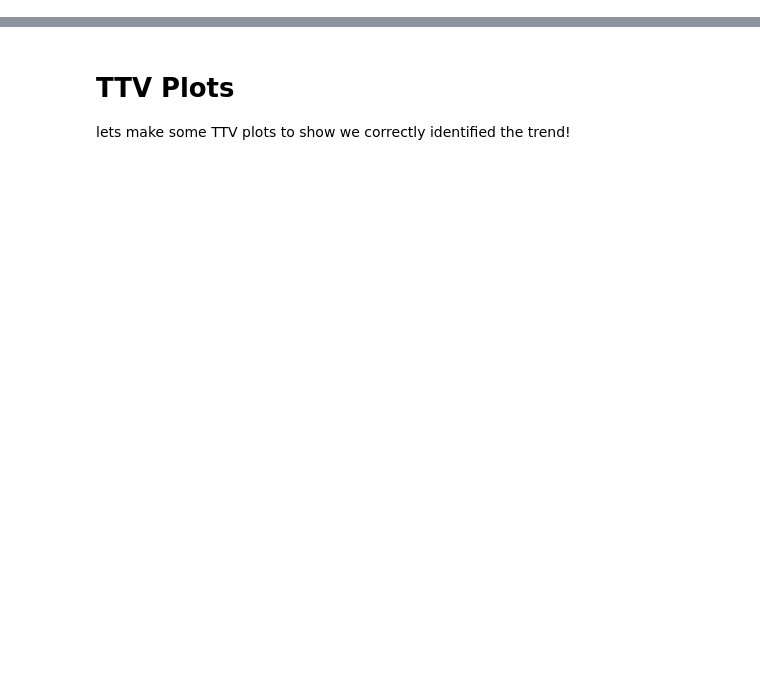
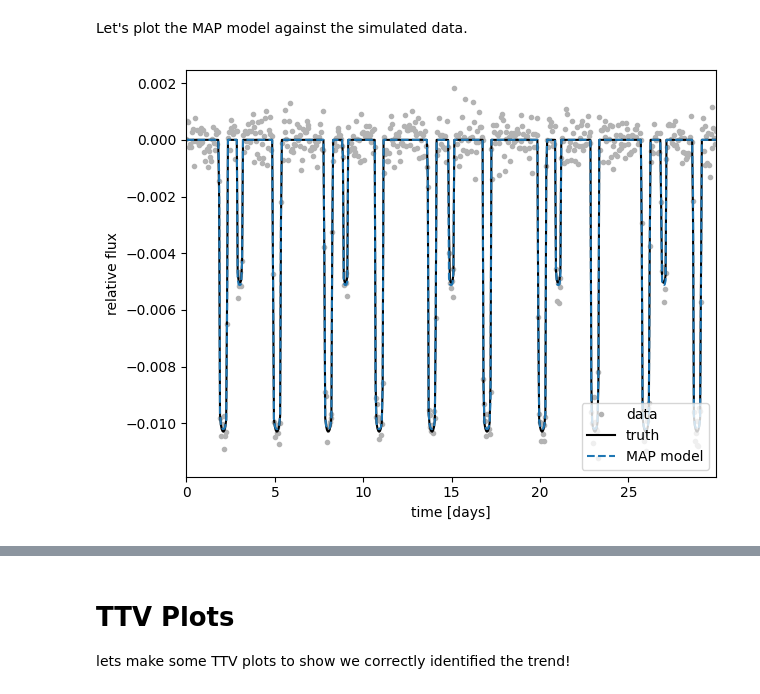
Before and after one commit to exoplanet-dev/jaxoplanet, a Jupyter notebook: docs/tutorials/ttv.ipynb, the cells around one changed output, grey strips where cells are left out. Drawn from its saved outputs; the diff is of its cells as text; code cells hidden in the pictures; blank space fills up the shorter version.

```diff
--- a/docs/tutorials/ttv.ipynb
+++ b/docs/tutorials/ttv.ipynb
@@ -313,0 +182,29 @@ plt.show()
+# %%
+init_params = {
+    **truth,
+    "logD": jnp.log(truth["duration"]),
+    "logR": jnp.log(truth["r"]),
+    "_b": truth["b"] / (1 + truth["r"]),
+}
+
+run_optim = numpyro_ext.optim.optimize(
+    model,
+    init_strategy=numpyro.infer.init_to_value(values=init_params),
+)
+
+opt_params = run_optim(jax.random.PRNGKey(5), time, yerr, y=y)
+# %% [markdown]
+Let's plot the MAP model against the simulated data.
+# %%
+_, map_light_curve = orbit_and_lightcurve_model(time, opt_params)
+
+plt.plot(time, y, ".", c="0.7", label="data")
+plt.plot(time, y_true, "-k", label="truth")
+plt.plot(time, map_light_curve.sum(1), "--", label="MAP model")
+plt.xlabel("time [days]")
+plt.ylabel("relative flux")
+plt.legend(fontsize=10, loc=4)
+plt.xlim(time.min(), time.max())
+plt.tight_layout()
+# %% [output]
+[figure, added]
```
Also changed, not shown: parts of 44 cells of this notebook, 2 other files.
